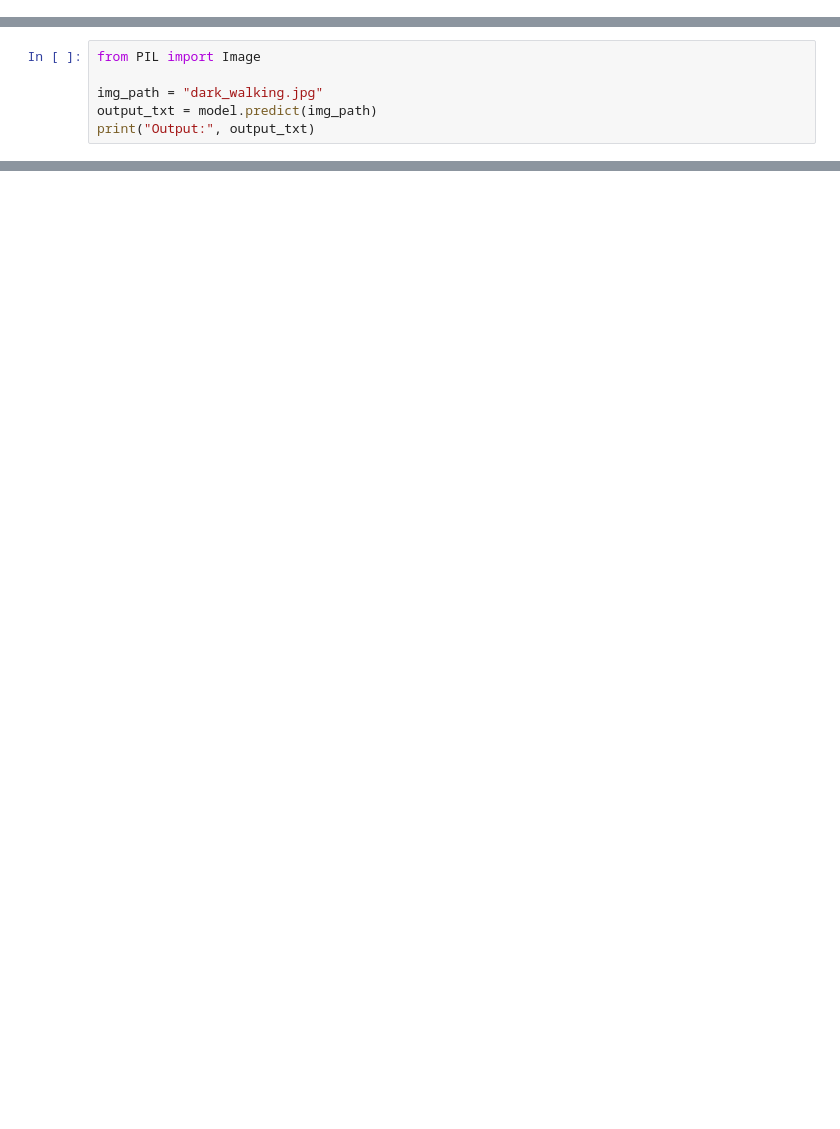
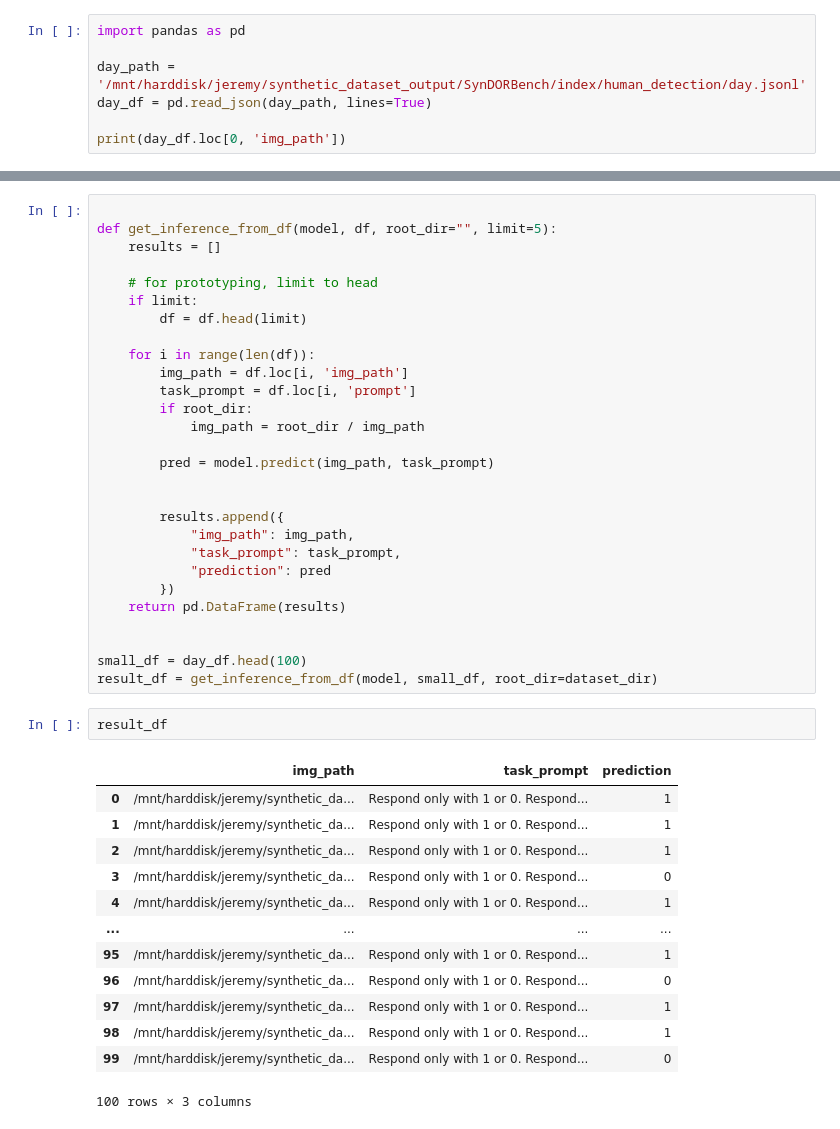
Before and after one commit to jzyee/SynDORBench, a Jupyter notebook: eval/test_llavaction.ipynb, the cells around one changed output, grey strips where cells are left out. Cells and saved outputs as stored; diff of their text form; blank space fills up the shorter version.

```diff
--- a/eval/test_llavaction.ipynb
+++ b/eval/test_llavaction.ipynb
@@ -22,0 +34,7 @@ Model Class: LlavaQwenForCausalLM
+# %%
+import pandas as pd
+
+day_path = '/mnt/harddisk/jeremy/synthetic_dataset_output/SynDORBench/index/human_detection/day.jsonl'
+day_df = pd.read_json(day_path, lines=True)
+
+print(day_df.loc[0, 'img_path'])
@@ -36,6 +70,0 @@ The attention mask is not set and cannot be inferred from input because pad toke
-# %%
-from PIL import Image
-
-img_path = "dark_walking.jpg"
-output_txt = model.predict(img_path)
-print("Output:", output_txt)
@@ -68,0 +80,44 @@ Model Class: LlavaQwenForCausalLM
+# %%
+
+def get_inference_from_df(model, df, root_dir="", limit=5):
+    results = []
+
+    # for prototyping, limit to head
+    if limit:
+        df = df.head(limit)
+
+    for i in range(len(df)):
+        img_path = df.loc[i, 'img_path']
+        task_prompt = df.loc[i, 'prompt']
+        if root_dir:
+            img_path = root_dir / img_path
+
+        pred = model.predict(img_path, task_prompt)
+
+
+        results.append({
+            "img_path": img_path,
+            "task_prompt": task_prompt,
+            "prediction": pred
+        })
+    return pd.DataFrame(results)
+
+
+small_df = day_df.head(100)
+result_df = get_inference_from_df(model, small_df, root_dir=dataset_dir)
+# %%
+result_df
+# %% [output]
+|  | img_path | task_prompt | prediction |
+| 0 | /mnt/harddisk/jeremy/synthetic_da... | Respond only with 1 or 0. Respond... | 1 |
+| 1 | /mnt/harddisk/jeremy/synthetic_da... | Respond only with 1 or 0. Respond... | 1 |
+| 2 | /mnt/harddisk/jeremy/synthetic_da... | Respond only with 1 or 0. Respond... | 1 |
+| 3 | /mnt/harddisk/jeremy/synthetic_da... | Respond only with 1 or 0. Respond... | 0 |
+| 4 | /mnt/harddisk/jeremy/synthetic_da... | Respond only with 1 or 0. Respond... | 1 |
+| ... | ... | ... | ... |
+| 95 | /mnt/harddisk/jeremy/synthetic_da... | Respond only with 1 or 0. Respond... | 1 |
+| 96 | /mnt/harddisk/jeremy/synthetic_da... | Respond only with 1 or 0. Respond... | 0 |
+| 97 | /mnt/harddisk/jeremy/synthetic_da... | Respond only with 1 or 0. Respond... | 1 |
+| 98 | /mnt/harddisk/jeremy/synthetic_da... | Respond only with 1 or 0. Respond... | 1 |
+| 99 | /mnt/harddisk/jeremy/synthetic_da... | Respond only with 1 or 0. Respond... | 0 |
+100 rows × 3 columns
```
Also changed, not shown: parts of 6 cells of this notebook, 13 other files.
